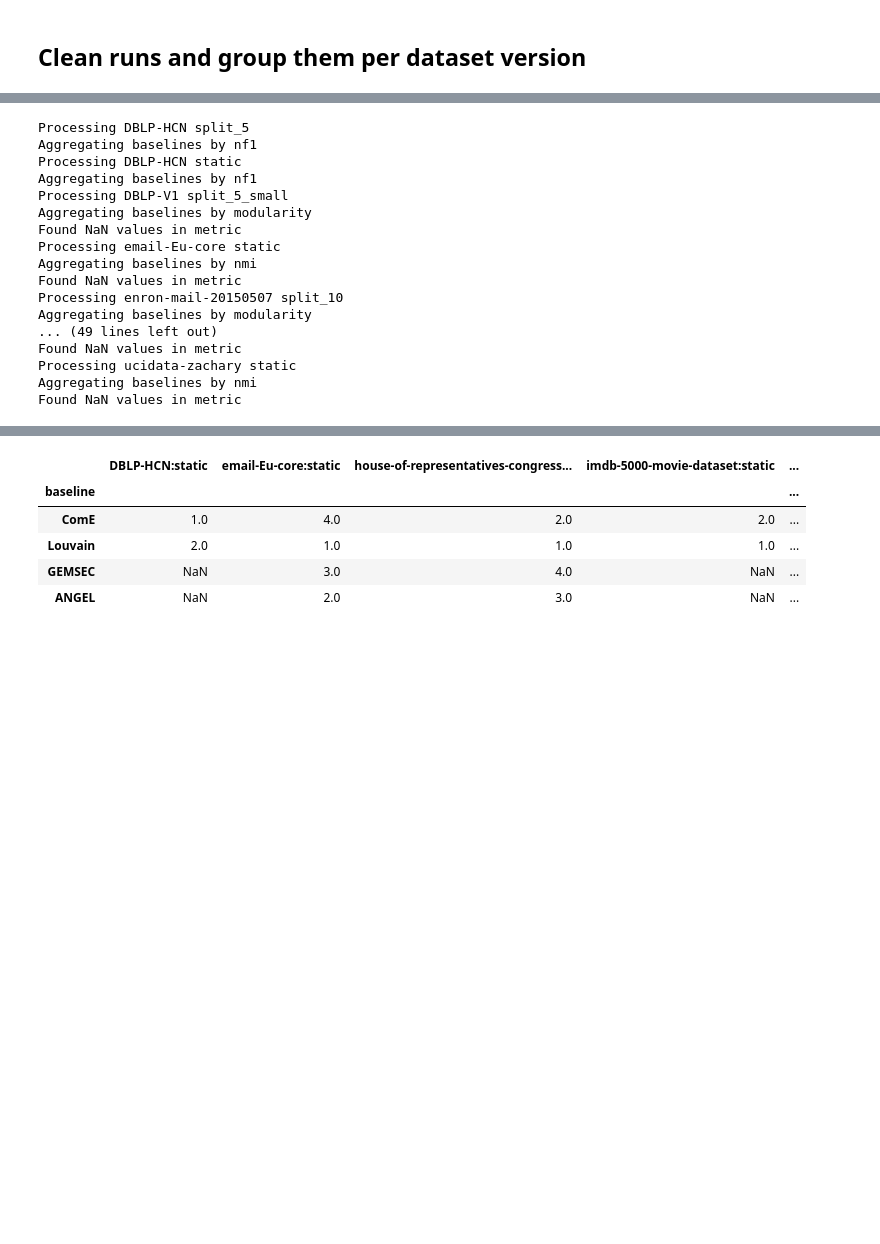
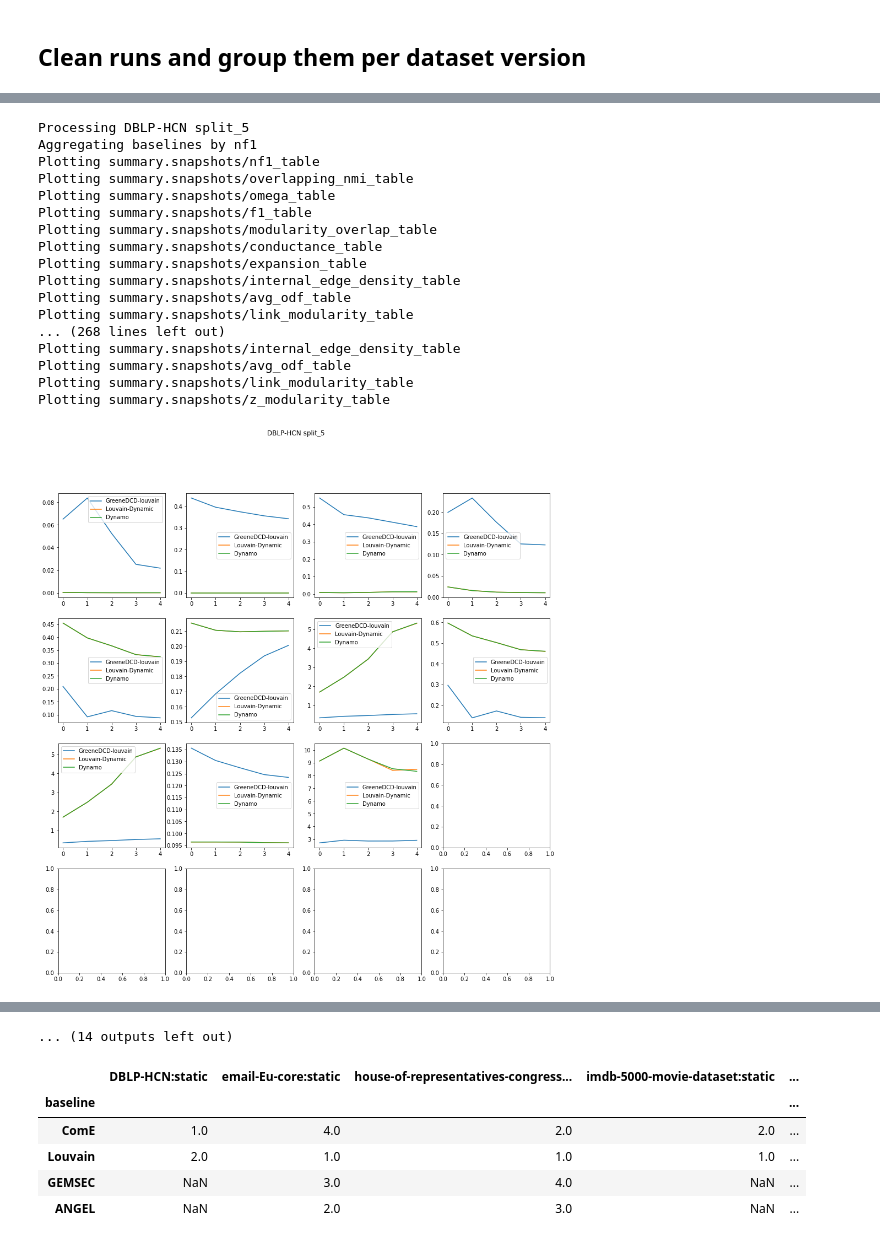
Before and after one commit to egordm/MGTCOM, a Jupyter notebook: code/benchmarks/notebooks/result_collection.ipynb, the cells around one changed output, grey strips where cells are left out. Cells and saved outputs as stored; diff of their text form; code cells hidden in the pictures; blank space fills up the shorter version.

Commit message:
feat: Added benchmark metric plots

```diff
--- a/code/benchmarks/notebooks/result_collection.ipynb
+++ b/code/benchmarks/notebooks/result_collection.ipynb
@@ -90,5 +106,7 @@ next(iter(runs_dfs.values())).head(5)
 # %%
 from benchmarks.evaluation import ALL_METRICS
+import matplotlib.pyplot as plt
+from IPython.display import display
 
 
 def maximizing_metric(df: pd.DataFrame):
@@ -96,7 +114,7 @@ def maximizing_metric(df: pd.DataFrame):
         if f'summary.{metric_cls.metric_name()}' in df.columns:
             return metric_cls.metric_name(), metric_cls.metric_order() == 'maximize'
 
-def aggregate_metrics_by_baseline(df: pd.DataFrame):
+def aggregate_metrics_by_baseline(df: pd.DataFrame, dataset=None, version=None):
     metric, desc = maximizing_metric(df)
     metrics = [metric_cls for metric_cls in ALL_METRICS if f'summary.{metric_cls.metric_name()}' in df.columns]
 
@@ -113,13 +131,37 @@ def aggregate_metrics_by_baseline(df: pd.DataFrame):
     )
 
     best_df = grouped.head(1).set_index('config.baseline')
+
+    if dataset and version:
+        grid_size = int(np.ceil(np.sqrt(len(metrics))))
+        fig, axes = plt.subplots(nrows=grid_size, ncols=grid_size, figsize=(16, 16))
+
+        cursor = 0
+        for metric_cls in metrics:
+            if f'summary.snapshots/{metric_cls.metric_name()}_table' not in best_df.columns:
+                print(f'Could not find metric summary.snapshots/{metric_cls.metric_name()}')
+                continue
+
+            print(f'Plotting summary.snapshots/{metric_cls.metric_name()}_table')
+            data = {}
+            for index, value in best_df[f'summary.snapshots/{metric_cls.metric_name()}_table'].iteritems():
+                if isinstance(value, dict):
+                    data[index] = [y for (x,y) in (value['data'] if value else [])]
+
+            pd.DataFrame(data).plot(ax=axes[cursor // grid_size, cursor % grid_size], legend=True)
+
+            cursor += 1
+
+        fig.suptitle(f'{dataset} {version}')
+        fig.savefig(str(baseline_dataset_results_dir.joinpath(f'{dataset}_{version}.png')))
+
     best_df.drop(columns=best_df.columns.difference([
         *[f'summary.{metric_cls.metric_name()}' for metric_cls in metrics],
         'name', 'summary._runtime'
     ]), inplace=True)
     for metric_cls in metrics:
         desc = metric_cls.metric_order() == 'maximize'
-        df[f'summary.{metric_cls.metric_name()}'] = df[f'summary.{metric_cls.metric_name()}'].fillna(np.NINF if desc else np.PINF)
+        best_df[f'summary.{metric_cls.metric_name()}'] = best_df[f'summary.{metric_cls.metric_name()}'].fillna(np.NINF if desc else np.PINF)
         best_df[f'{metric_cls.metric_name()}_rank'] = best_df[f'summary.{metric_cls.metric_name()}'].rank(ascending=not desc)
 
     best_df.rename(columns={
@@ -131,30 +173,32 @@ def aggregate_metrics_by_baseline(df: pd.DataFrame):
 
     df = best_df.join(statistics, how='inner')
     df.index.name = 'baseline'
+
     return df
 # %%
 dataset_results_dfs = {}
 
 for (dataset, version), df in runs_dfs.items():
     print(f'Processing {dataset} {version}')
-    df = aggregate_metrics_by_baseline(df)
+    df = aggregate_metrics_by_baseline(df, dataset, version)
     df.to_csv(str(baseline_dataset_results_dir.joinpath(f'{dataset}_{version}.csv')), index=True)
     dataset_results_dfs[(dataset, version)] = df
 # %% [output]
 Processing DBLP-HCN split_5
 Aggregating baselines by nf1
-Processing DBLP-HCN static
-Aggregating baselines by nf1
-Processing DBLP-V1 split_5_small
-Aggregating baselines by modularity
-Found NaN values in metric
-Processing email-Eu-core static
-Aggregating baselines by nmi
-Found NaN values in metric
-Processing enron-mail-20150507 split_10
-Aggregating baselines by modularity
-... (49 lines left out)
-Found NaN values in metric
-Processing ucidata-zachary static
-Aggregating baselines by nmi
-Found NaN values in metric
+Plotting summary.snapshots/nf1_table
+Plotting summary.snapshots/overlapping_nmi_table
+Plotting summary.snapshots/omega_table
+Plotting summary.snapshots/f1_table
+Plotting summary.snapshots/modularity_overlap_table
+Plotting summary.snapshots/conductance_table
+Plotting summary.snapshots/expansion_table
+Plotting summary.snapshots/internal_edge_density_table
+Plotting summary.snapshots/avg_odf_table
+Plotting summary.snapshots/link_modularity_table
+... (268 lines left out)
+Plotting summary.snapshots/internal_edge_density_table
+Plotting summary.snapshots/avg_odf_table
+Plotting summary.snapshots/link_modularity_table
+Plotting summary.snapshots/z_modularity_table
+[figure, added]
@@ -161,3 +215,4 @@ Found NaN values in metric
+... (14 outputs left out)
 # %%
 static_dataset_results_dfs = {
     (dataset, version): df
```
Also changed, not shown: parts of 8 cells of this notebook, 34 other files.
